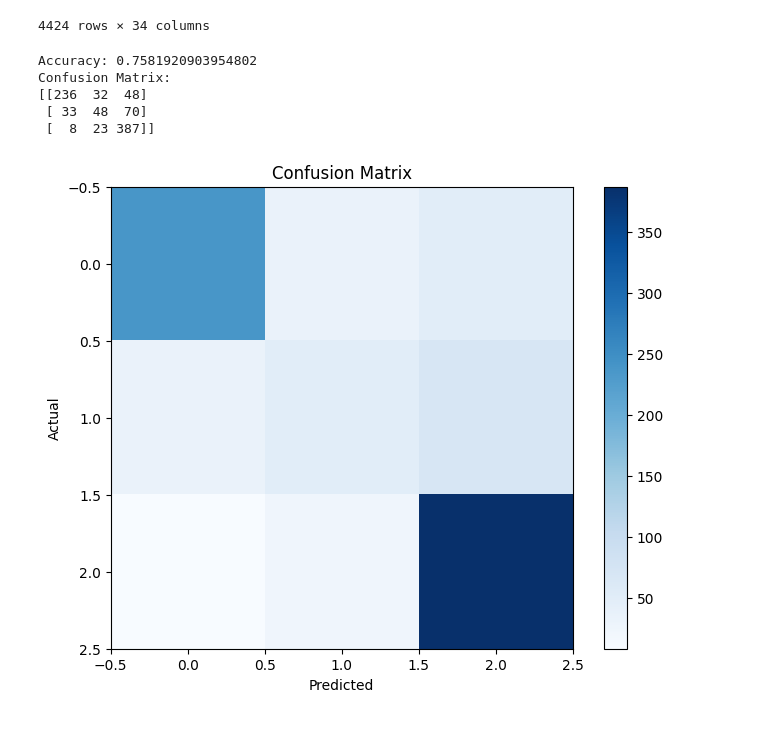
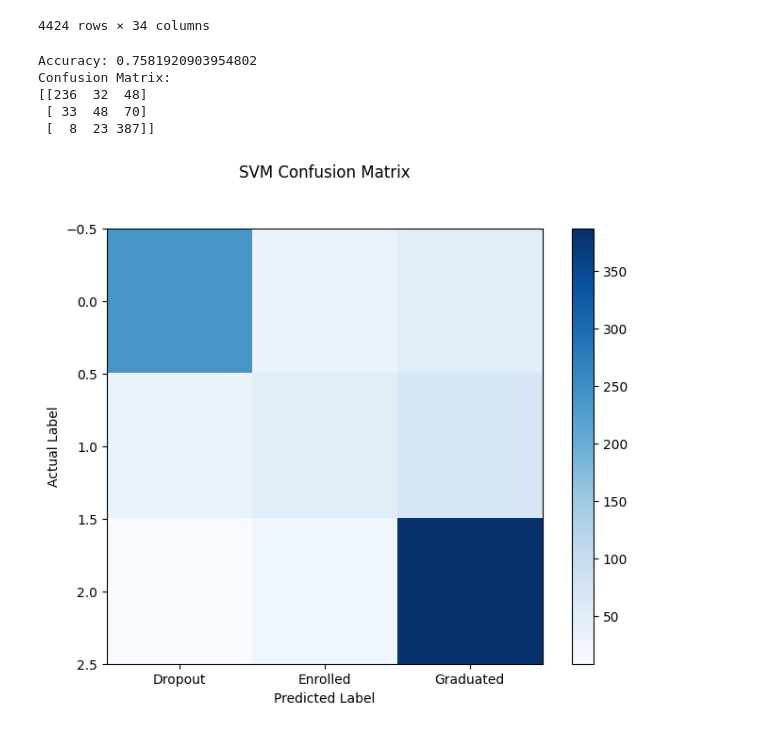
Before and after one commit to samofuture/ML-Final-Project, a Jupyter notebook: Final_Project_SVM.ipynb, the cells around one changed output. Drawn from its saved outputs; the diff is of its cells as text; code cells hidden in the pictures.

```diff
--- a/Final_Project_SVM.ipynb
+++ b/Final_Project_SVM.ipynb
@@ -48,26 +49,30 @@ y_pred = svm_model.predict(X_test)
 # %%
 # Calculate accuracy
 accuracy = accuracy_score(y_test, y_pred)
 print(f"Accuracy: {accuracy}")
 
 # Create a confusion matrix
 conf_matrix = confusion_matrix(y_test, y_pred)
 print(f"Confusion Matrix:\n{conf_matrix}")
 
 # Generate graphs using matplotlib
 plt.figure(figsize=(8, 6))
 plt.imshow(conf_matrix, cmap='Blues', interpolation='nearest')
-plt.title('Confusion Matrix')
+plt.title('SVM Confusion Matrix', y=1.1)
 plt.colorbar()
 
+class_names = ['Dropout', 'Enrolled', 'Graduated']
+tick_marks = range(len(class_names))
+plt.xticks(tick_marks, class_names)
+
 # Adding labels
-plt.xlabel('Predicted')
-plt.ylabel('Actual')
+plt.xlabel('Predicted Label')
+plt.ylabel('Actual Label')
 plt.show()
 # %% [output]
 Accuracy: 0.7581920903954802
 Confusion Matrix:
 [[236  32  48]
  [ 33  48  70]
  [  8  23 387]]
-[figure, old version]
+[figure, new version]
```
Also changed, not shown: parts of 1 cell of this notebook.
